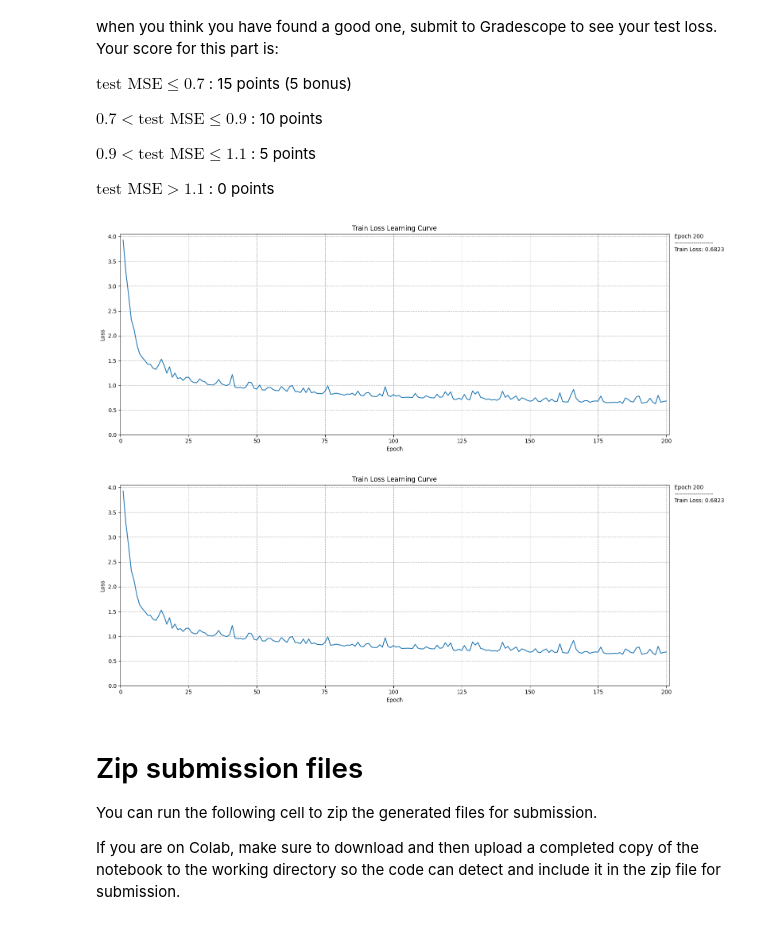
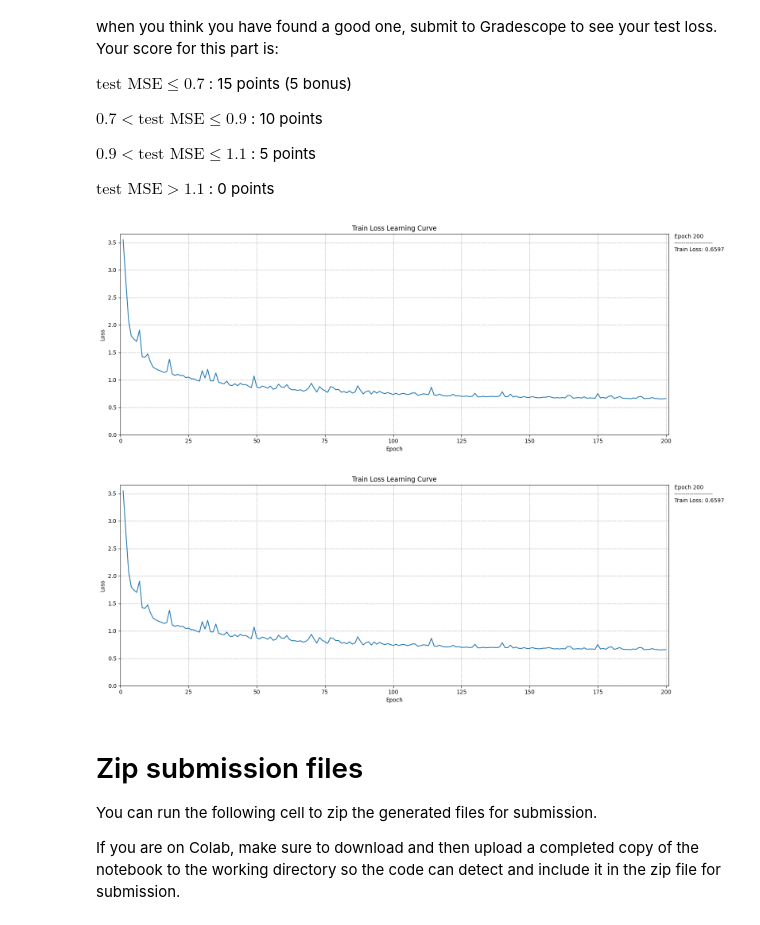
Before and after one commit to aitechroberts/deep_learning, a Jupyter notebook: HW5/HW5.ipynb, the cells around one changed output. Cells and saved outputs as stored; diff of their text form; code cells hidden in the pictures.

Commit message:
try 2 exponential gamma = 0.989

```diff
--- a/HW5/HW5.ipynb
+++ b/HW5/HW5.ipynb
@@ -221,42 +221,42 @@ Choose the configuration of your model and training
 
 model_config = dict(
     in_channels = 37,
-    hidden_channels = 128,
+    hidden_channels = 256,
     out_channels = 1,
     )
 
 # train_config = dict(
 #     optimizer_name = "Adam",
 #     optimizer_config = dict(lr = 1e-3, weight_decay = 5e-4),
 #     lr_scheduler_name = "StepLR",
 #     lr_scheduler_config = dict(step_size = 50, gamma = 0.5),
 #     batch_size = 16,
 #     n_epochs = 200,
 #     )
 
 train_config = dict(
     optimizer_name = "Adam",
     optimizer_config = dict(lr = 1e-3, weight_decay = 5e-4),
     lr_scheduler_name = "ExponentialLR",
-    lr_scheduler_config = dict(gamma = 0.999),
+    lr_scheduler_config = dict(gamma = 0.989),
     batch_size = 16,
     n_epochs = 200,
     )
 
 if __name__ == '__main__':
     my_dataset = GraphDataset('data/train.npy')
     model = Model(**model_config)
     train(
         model = model,
         train_dataset = my_dataset,
         loss_fn = nn.MSELoss(),
         device = Device,
         plot_freq = 10,
         **train_config,
         )
 # %% [output]
-[figure, old version]
+[figure, new version]
-[figure, old version]
+[figure, new version]
 # %% [markdown]
 # Zip submission files
 
```
